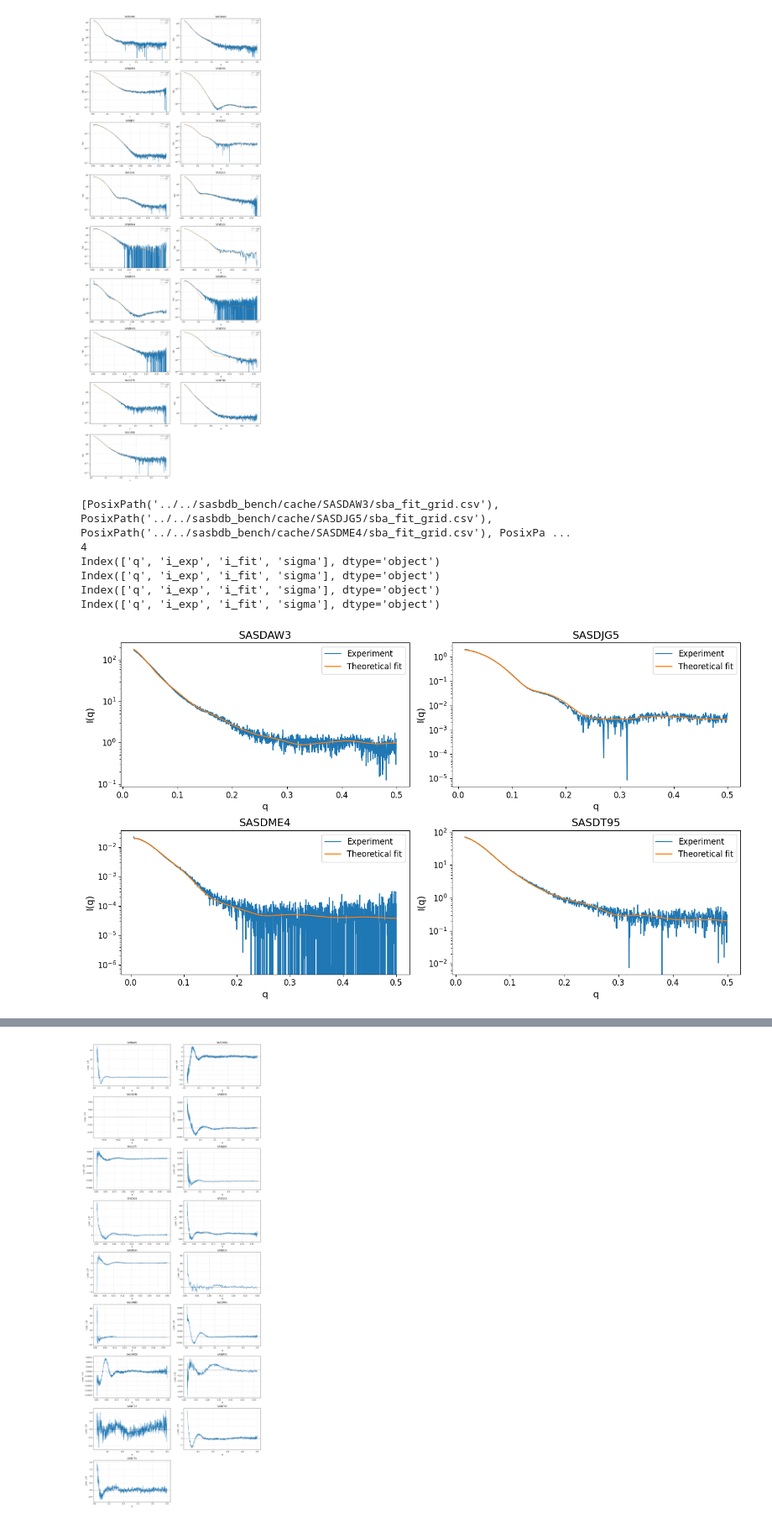
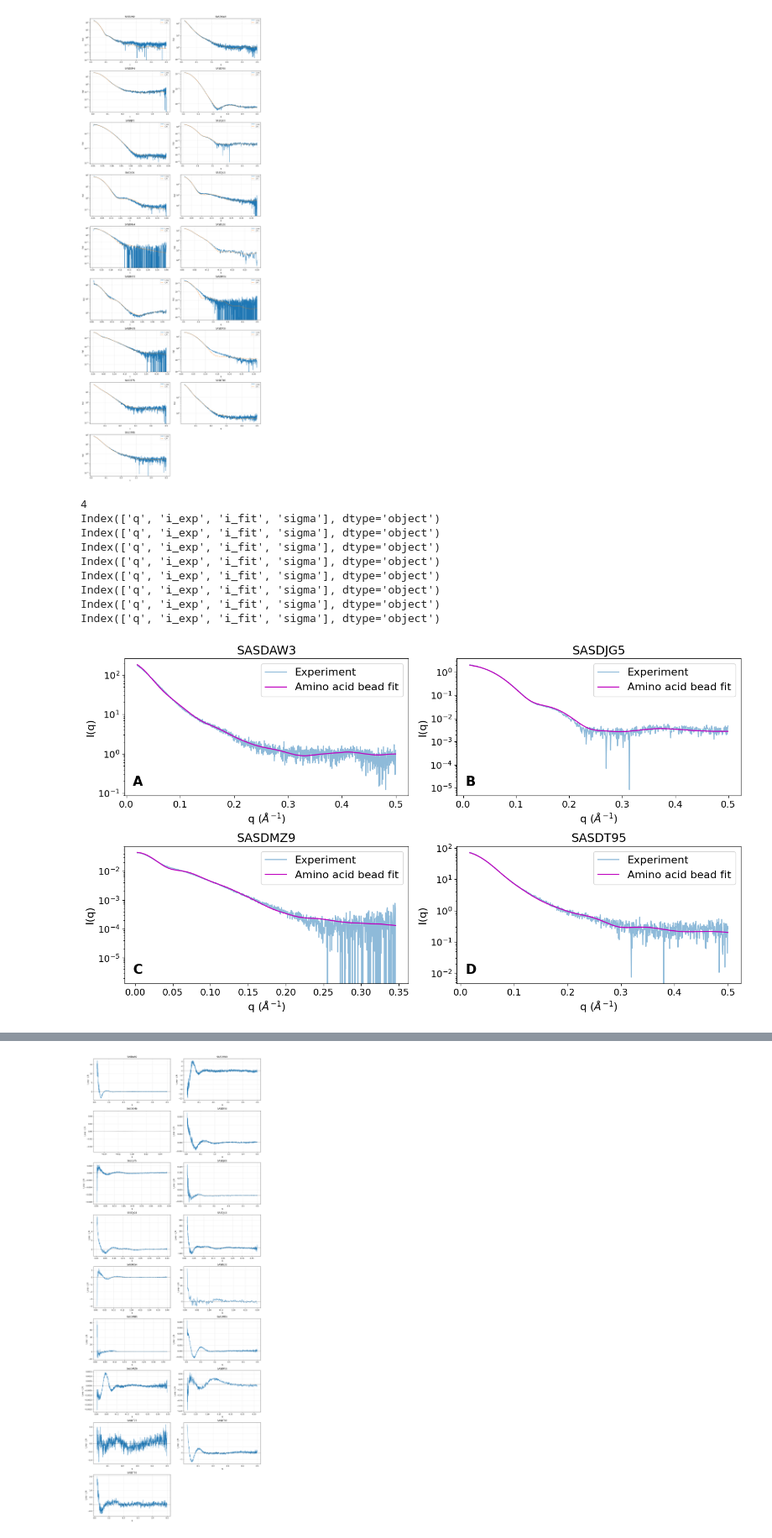
Before and after one commit to mlund/pripps, a Jupyter notebook: pripps-py/examples/testing_sasbdb.ipynb, the cells around one changed output, grey strips where cells are left out. Shown at 84% size. Saved outputs shown, nothing was run; the diff lists cells and outputs as text; code cells hidden in the pictures.

```diff
--- a/pripps-py/examples/testing_sasbdb.ipynb
+++ b/pripps-py/examples/testing_sasbdb.ipynb
@@ -70,13 +70,15 @@ Index(['q', 'i_exp', 'i_fit', 'sigma'], dtype='object')
 # %%
 base_dir = Path("../../sasbdb_bench/cache")
 csv_files = sorted(base_dir.glob("*/sba_fit_grid.csv"))
+csv_files_martini = sorted(base_dir.glob("*/sba_fit_martini.csv"))
 
 if not csv_files:
     raise FileNotFoundError(f"No matching files found under: {base_dir.resolve()}")
 
-selected_indices = [ 1, 5, 11, -1]  # change these to the files you want
+selected_indices = [ 1, 5, 12, -1]  # change these to the files you want
 csv_files = [csv_files[i] for i in selected_indices]
-print(csv_files)
+csv_files_martini = [csv_files_martini[i] for i in selected_indices]
+
 n = len(csv_files)
 print(n)
 ncols = 2
@@ -85,40 +87,58 @@ nrows = math.ceil(n / ncols)
 fig, axes = plt.subplots(nrows, ncols, figsize=(14, 4 * nrows), squeeze=False)
 axes = axes.ravel()
 
-for ax, csv_path in zip(axes, csv_files):
+for ax, csv_path, csv_path_martini in zip(axes, csv_files, csv_files_martini):
     df = pd.read_csv(csv_path)
+    df_martini = pd.read_csv(csv_path_martini)
     num_df = df.select_dtypes(include=[np.number])
+    num_df_martini = df_martini.select_dtypes(include=[np.number])
     print(num_df.columns)
+    print(num_df_martini.columns)
     if num_df.shape[1] < 2:
         ax.set_title(csv_path.parent.name)
         ax.text(0.5, 0.5, "Not enough numeric columns to plot", ha="center", va="center")
         ax.axis("off")
         continue
 
     x = num_df.iloc[:, 0]
     for col in num_df.columns[1:-2]:  # Exclude last two columns (i_fit and sigma)
-        ax.plot(x, num_df[col], label="Experiment")
-    ax.plot(x, num_df["i_fit"], label="Theoretical fit", linestyle="-")
+        ax.plot(x, num_df[col], label="Experiment", alpha=0.5)
+    #ax.plot(x, num_df_martini["i_fit"], label="Martini bead fit", linestyle="-", color="m")
+    ax.plot(x, num_df["i_fit"], label="Amino acid bead fit", linestyle="-", color="m")
 
-    ax.set_title(csv_path.parent.name, fontsize=16)
-    ax.set_xlabel(num_df.columns[0], fontsize=14)
-    ax.set_ylabel("I(q)", fontsize=14)
+    ax.set_title(csv_path.parent.name, fontsize=18)
+    ax.set_xlabel(r"q ($\AA^{-1}$)", fontsize=16)
+    ax.set_ylabel("I(q)", fontsize=16)
     #ax.grid(True, alpha=0.3)
     ax.set_yscale("log")
-    ax.tick_params(axis="both", which="major", labelsize=12)
-    ax.legend(fontsize=12)
+    ax.tick_params(axis="both", which="major", labelsize=14)
+    ax.legend(fontsize=16)
 
 for ax in axes[len(csv_files):]:
     ax.axis("off")
 
+panel_labels = ["A", "B", "C", "D"]
+for i, ax in enumerate(axes[:len(csv_files)]):
+        label = panel_labels[i] if i < len(panel_labels) else chr(ord("A") + i)
+        ax.text(
+            0.03, 0.05, label,
+            transform=ax.transAxes,
+            fontsize=20,
+            fontweight="bold",
+            ha="left",
+            va="bottom"
+        )
 plt.tight_layout()
 plt.savefig(base_dir / "sba_fits_grid.pdf")
 plt.show()
 # %% [output]
-[PosixPath('../../sasbdb_bench/cache/SASDAW3/sba_fit_grid.csv'), PosixPath('../../sasbdb_bench/cache/SASDJG5/sba_fit_grid.csv'), PosixPath('../../sasbdb_bench/cache/SASDME4/sba_fit_grid.csv'), PosixPa ...
 4
 Index(['q', 'i_exp', 'i_fit', 'sigma'], dtype='object')
 Index(['q', 'i_exp', 'i_fit', 'sigma'], dtype='object')
 Index(['q', 'i_exp', 'i_fit', 'sigma'], dtype='object')
 Index(['q', 'i_exp', 'i_fit', 'sigma'], dtype='object')
+Index(['q', 'i_exp', 'i_fit', 'sigma'], dtype='object')
+Index(['q', 'i_exp', 'i_fit', 'sigma'], dtype='object')
+Index(['q', 'i_exp', 'i_fit', 'sigma'], dtype='object')
+Index(['q', 'i_exp', 'i_fit', 'sigma'], dtype='object')
-[figure, old version]
+[figure, new version]
```
Also changed, not shown: parts of 3 cells of this notebook, 1 other file.
